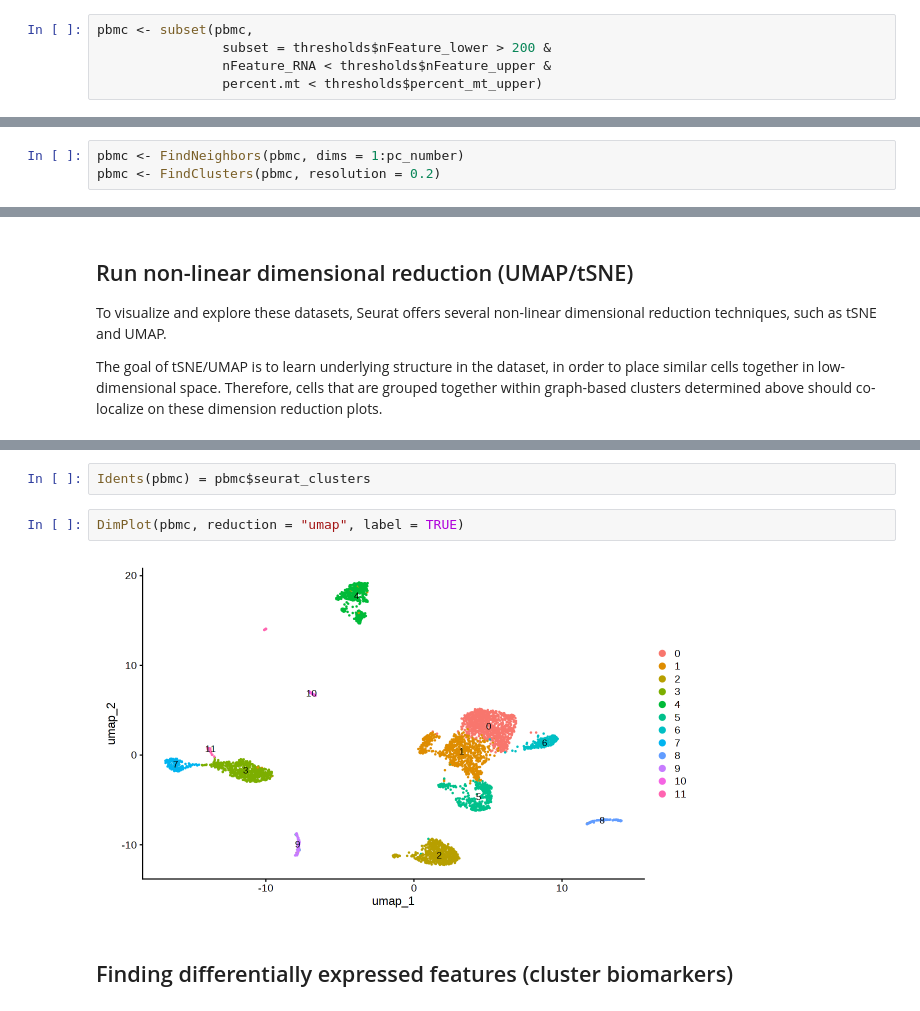
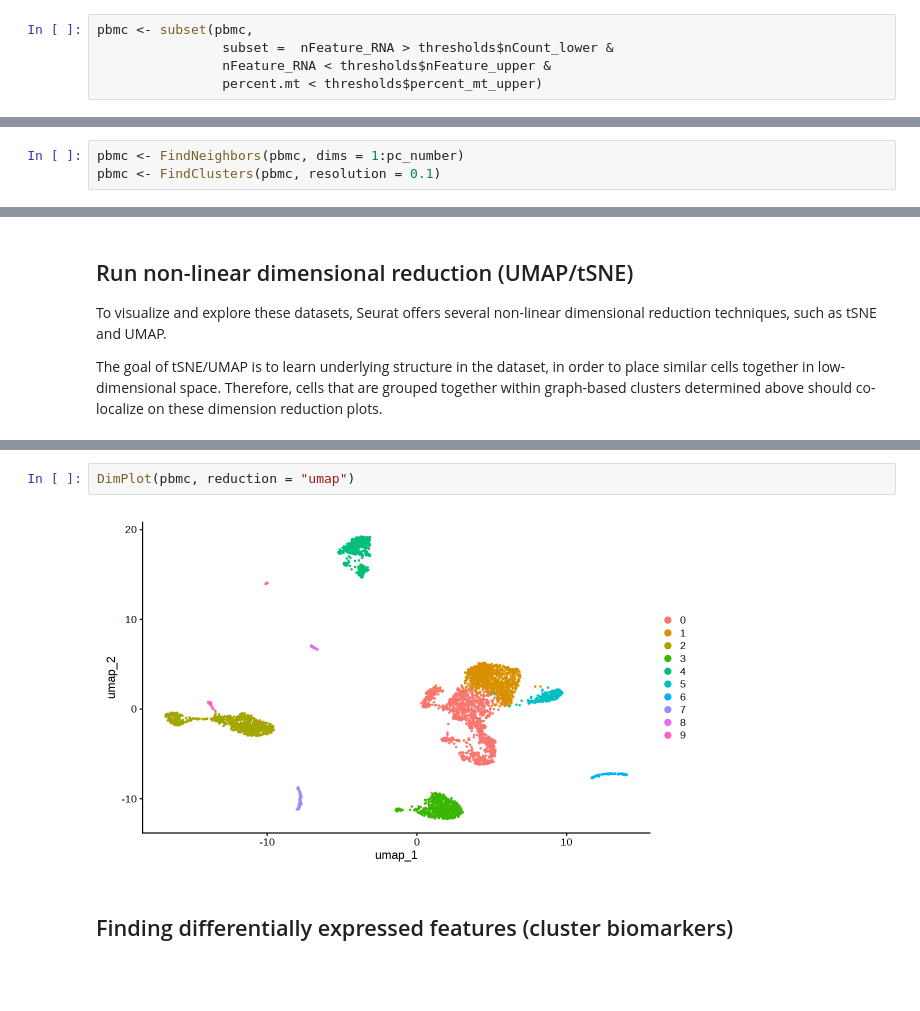
Before and after one commit to Bix4UMD/BIOI611_lab, a Jupyter notebook: docs/BIOI611_scRNA.ipynb, the cells around one changed output, grey strips where cells are left out. Cells and saved outputs as stored; diff of their text form; blank space fills up the shorter version.

```diff
--- a/docs/BIOI611_scRNA.ipynb
+++ b/docs/BIOI611_scRNA.ipynb
@@ -340,7 +342,7 @@ Warning message:
 ### Filter out potential doublets, empty droplets and dying cells
 # %%
 pbmc <- subset(pbmc,
-                subset = thresholds$nFeature_lower > 200 &
+                subset =  nFeature_RNA > thresholds$nCount_lower &
                 nFeature_RNA < thresholds$nFeature_upper &
                 percent.mt < thresholds$percent_mt_upper)
 # %%
@@ -479,7 +479,7 @@ pc_number
  To cluster the cells, Seurat next applies modularity optimization techniques such as the Louvain algorithm (default) or SLM [SLM, Blondel et al., Journal of Statistical Mechanics], to iteratively group cells together, with the goal of optimizing the standard modularity function. The FindClusters() function implements this procedure, and contains a resolution parameter that sets the `granularity` of the downstream clustering, with increased values leading to a greater number of clusters. We find that setting this parameter between 1 typically returns good results for single-cell datasets of around 5k cells. Optimal resolution often increases for larger datasets. The clusters can be found using the `Idents()` function.
 # %%
 pbmc <- FindNeighbors(pbmc, dims = 1:pc_number)
-pbmc <- FindClusters(pbmc, resolution = 0.2)
+pbmc <- FindClusters(pbmc, resolution = 0.1)
 # %% [output]
 Computing nearest neighbor graph
 
@@ -531,9 +531,7 @@ pbmc <- RunUMAP(pbmc, dims = 1:pc_number)
-# %%
-Idents(pbmc) = pbmc$seurat_clusters
 # %%
-DimPlot(pbmc, reduction = "umap", label = TRUE)
+DimPlot(pbmc, reduction = "umap")
 # %% [output]
-[figure, old version]
+[figure, new version]
 # %% [markdown]
 ## Finding differentially expressed features (cluster biomarkers)
 # %%
```
Also changed, not shown: parts of 45 cells of this notebook.
